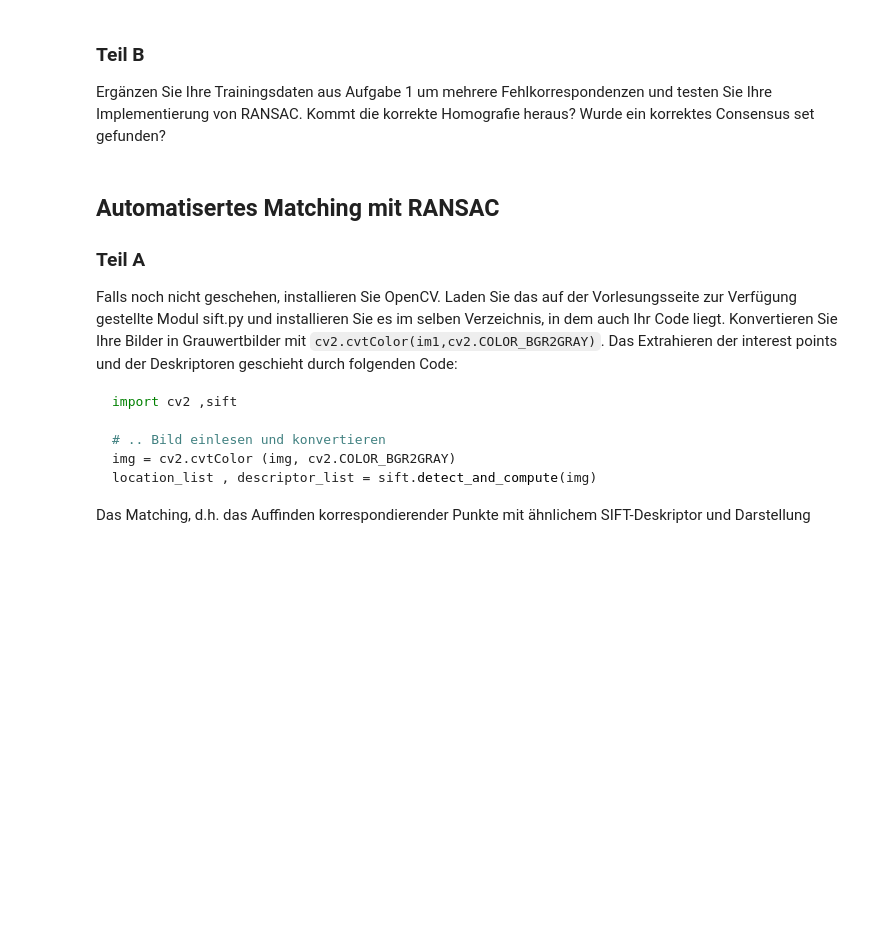
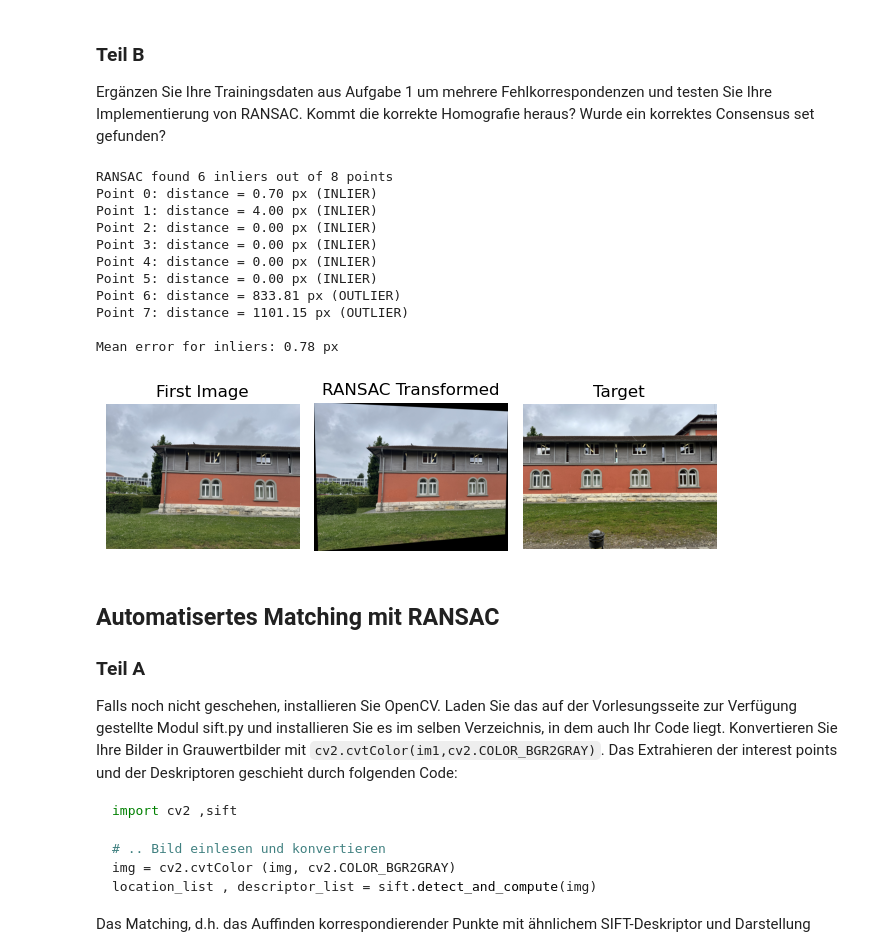
Before and after one commit to LordOfReinkeness/Computer_Vision_SoSe25, a Jupyter notebook: 04_RANSAC.ipynb, the cells around one changed output. Cells and saved outputs as stored; diff of their text form; code cells hidden in the pictures; blank space fills up the shorter version.

```diff
--- a/04_RANSAC.ipynb
+++ b/04_RANSAC.ipynb
@@ -24,3 +189,47 @@ Wurde ein korrektes Consensus set gefunden?
+# %%
+def ransac_stats(H_ransac, inliers, bib_1_with_error, bib_2_with_error):
+    print(f"RANSAC found {len(inliers)} inliers out of {len(bib_1_with_error)} points")
+
+    distances = []
+    for i in range(len(bib_1_with_error)):
+        x1, y1 = bib_1_with_error[i]
+        x2_actual, y2_actual = bib_2_with_error[i]
+
+        point_homo = np.array([x1, y1, 1])
+        transformed = H_ransac @ point_homo
+        x2_pred, y2_pred = transformed[0] / transformed[2], transformed[1] / transformed[2]
+
+        distance = np.sqrt((x2_pred - x2_actual)**2 + (y2_pred - y2_actual)**2)
+        distances.append(distance)
+
+        status = "INLIER" if i in inliers else "OUTLIER"
+        print(f"Point {i}: distance = {distance:.2f} px ({status})")
+
+    mean_error_inliers = np.mean([distances[i] for i in inliers])
+    print(f"\nMean error for inliers: {mean_error_inliers:.2f} px")
+# %%
+H_ransac, inliers = ransac(bib_1_with_error, bib_2_with_error, max_inlier_distance=5.0, num_iterations=100)
+ransac_stats(H_ransac, inliers, bib_1_with_error, bib_2_with_error)
+
+H_rect, height, width = rectify_homography(H_ransac, images[0])
+warped_img_ransac = cv2.warpPerspective(images[0], H_rect, (width, height))
+
+display_images([images[0], warped_img_ransac, images[1]],
+               ["First Image", "RANSAC Transformed", "Target"]
+               )
+# %% [output]
+RANSAC found 6 inliers out of 8 points
+Point 0: distance = 0.70 px (INLIER)
+Point 1: distance = 4.00 px (INLIER)
+Point 2: distance = 0.00 px (INLIER)
+Point 3: distance = 0.00 px (INLIER)
+Point 4: distance = 0.00 px (INLIER)
+Point 5: distance = 0.00 px (INLIER)
+Point 6: distance = 833.81 px (OUTLIER)
+Point 7: distance = 1101.15 px (OUTLIER)
+
+Mean error for inliers: 0.78 px
+[figure, added]
 # %% [markdown]
 ## Automatisertes Matching mit RANSAC
 ### Teil A
```
Also changed, not shown: parts of 15 cells of this notebook, 17 other files.
